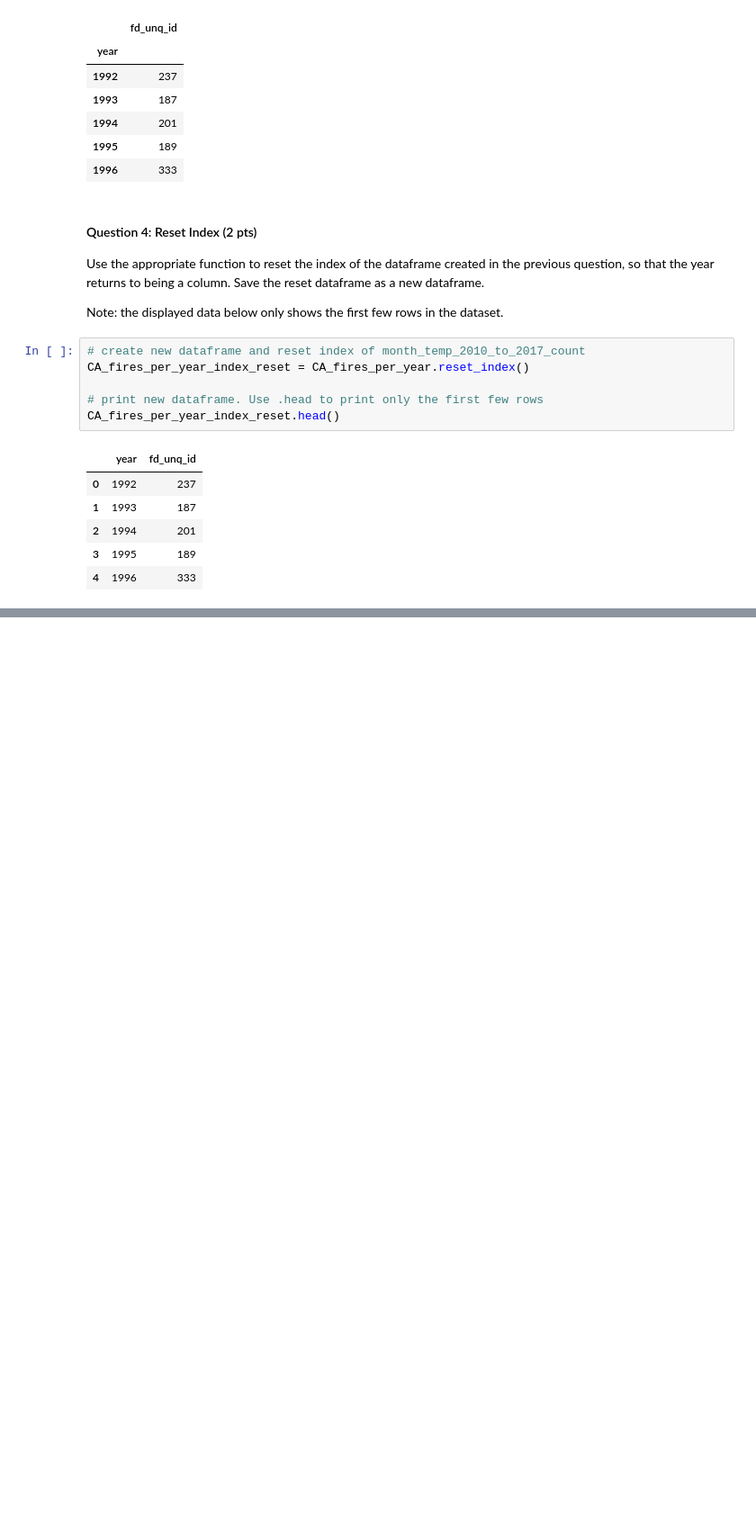
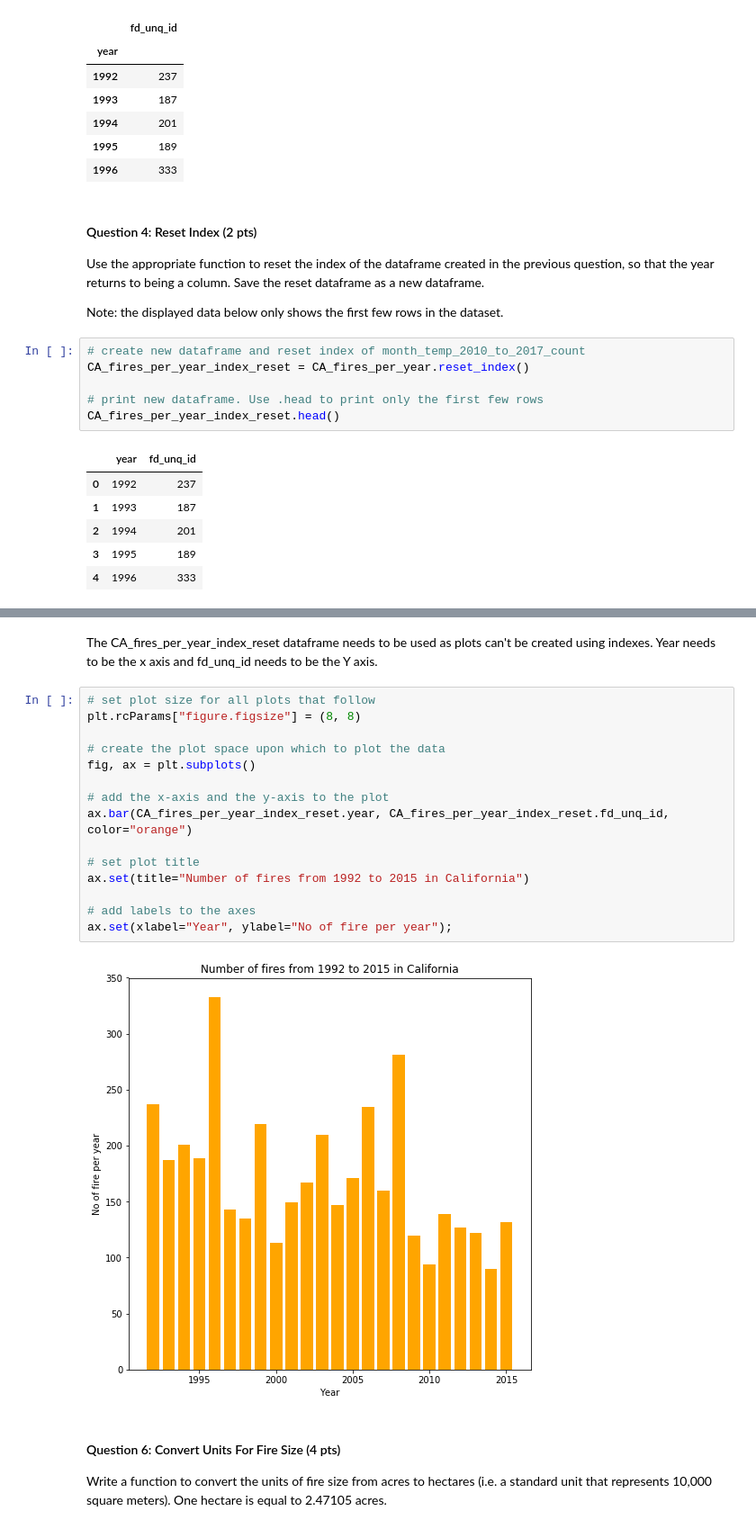
Before and after one commit to geo-py/ea-bootcamp-final-project-mbrown, a Jupyter notebook: ea-bootcamp-final-project-mbrown.ipynb, the cells around one changed output, grey strips where cells are left out. Shown: that part at 90% size. Cells and saved outputs as stored; diff of their text form; blank space fills up the shorter version.

```diff
--- a/ea-bootcamp-final-project-mbrown.ipynb
+++ b/ea-bootcamp-final-project-mbrown.ipynb
@@ -179,0 +190,23 @@ CA_fires_per_year_index_reset.head()
+# %% [markdown]
+The CA_fires_per_year_index_reset dataframe needs to be used as plots can't be created using indexes. Year needs to be the x axis and fd_unq_id needs to be the Y axis.
+# %%
+# set plot size for all plots that follow
+plt.rcParams["figure.figsize"] = (8, 8)
+
+# create the plot space upon which to plot the data
+fig, ax = plt.subplots()
+
+# add the x-axis and the y-axis to the plot
+ax.bar(CA_fires_per_year_index_reset.year, CA_fires_per_year_index_reset.fd_unq_id, color="orange")
+
+# set plot title
+ax.set(title="Number of fires from 1992 to 2015 in California")
+
+# add labels to the axes
+ax.set(xlabel="Year", ylabel="No of fire per year");
+# %% [output]
+[figure, added]
+# %% [markdown]
+#### Question 6: Convert Units For Fire Size (4 pts)
+
+Write a function to convert the units of fire size from acres to hectares (i.e. a standard unit that represents 10,000 square meters). One hectare is equal to 2.47105 acres.
```
Also changed, not shown: parts of 47 cells of this notebook.
